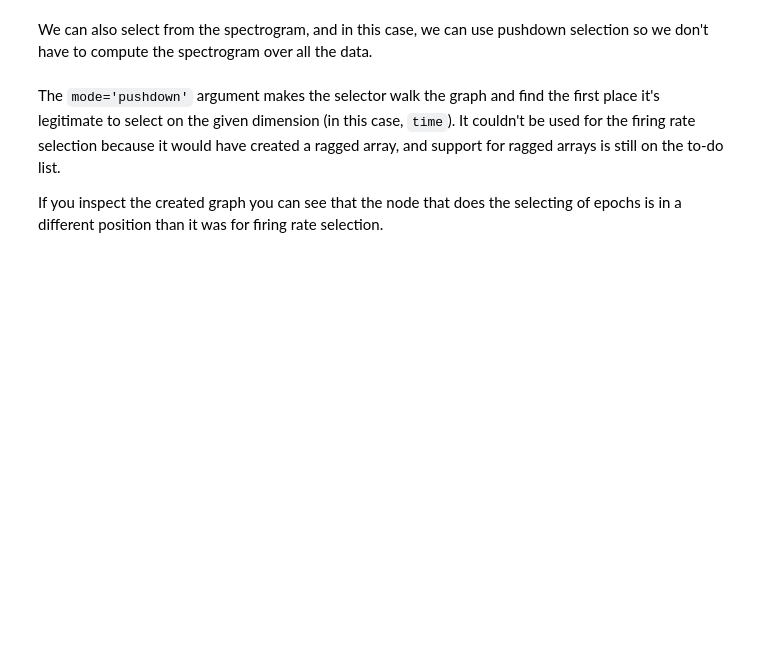
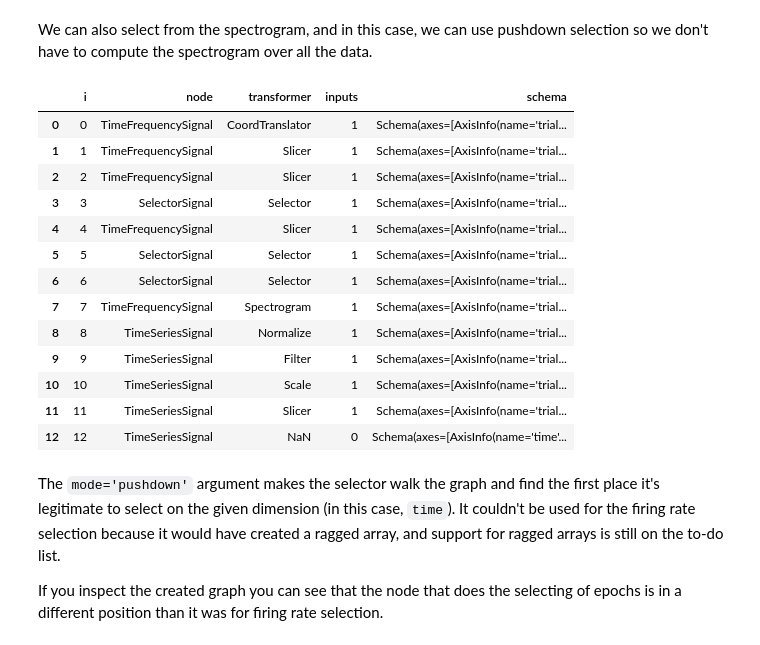
Before and after one commit to tiburona/k-onda, a Jupyter notebook: demo/k_onda_demo.ipynb, the cells around one changed output. Cells and saved outputs as stored; diff of their text form; code cells hidden in the pictures; blank space fills up the shorter version.

```diff
--- a/demo/k_onda_demo.ipynb
+++ b/demo/k_onda_demo.ipynb
@@ -112,13 +112,46 @@ power = preprocessed_lfp.spectrogram(power_config)
 # %% [markdown]
 We can also select from the spectrogram, and in this case, we can use pushdown selection so we don't have to compute the spectrogram over all the data.
 # %%
-selected_power = (
+plan = (
     power
     .select('epochs', stimulus='tone', new_dim='trial', mode='pushdown')
     .select('events', window=(-0.05, 0.3), new_dim='pip')
     .select(frequency=(4, 8))
     .compile()
 )
+
+
+from k_onda.graph import list_nodes
+import pandas as pd
+
+leaf = plan[0].members[0]
+rows = []
+for i, node in enumerate(list_nodes(leaf)):
+    t = getattr(node, "transformer", None)
+    rows.append({
+        "i": i,
+        "node": type(node).__name__,
+        "transformer": type(t).__name__ if t is not None else None,
+        "inputs": len(getattr(node, "inputs", ())),
+        "schema": repr(node.data_schema) if hasattr(node, "data_schema") else None,
+    })
+
+pd.DataFrame(rows)
+# %% [output]
+|  | i | node | transformer | inputs | schema |
+| 0 | 0 | TimeFrequencySignal | CoordTranslator | 1 | Schema(axes=[AxisInfo(name='trial... |
+| 1 | 1 | TimeFrequencySignal | Slicer | 1 | Schema(axes=[AxisInfo(name='trial... |
+| 2 | 2 | TimeFrequencySignal | Slicer | 1 | Schema(axes=[AxisInfo(name='trial... |
+| 3 | 3 | SelectorSignal | Selector | 1 | Schema(axes=[AxisInfo(name='trial... |
+| 4 | 4 | TimeFrequencySignal | Slicer | 1 | Schema(axes=[AxisInfo(name='trial... |
+| 5 | 5 | SelectorSignal | Selector | 1 | Schema(axes=[AxisInfo(name='trial... |
+| 6 | 6 | SelectorSignal | Selector | 1 | Schema(axes=[AxisInfo(name='trial... |
+| 7 | 7 | TimeFrequencySignal | Spectrogram | 1 | Schema(axes=[AxisInfo(name='trial... |
+| 8 | 8 | TimeSeriesSignal | Normalize | 1 | Schema(axes=[AxisInfo(name='trial... |
+| 9 | 9 | TimeSeriesSignal | Filter | 1 | Schema(axes=[AxisInfo(name='trial... |
+| 10 | 10 | TimeSeriesSignal | Scale | 1 | Schema(axes=[AxisInfo(name='trial... |
+| 11 | 11 | TimeSeriesSignal | Slicer | 1 | Schema(axes=[AxisInfo(name='trial... |
+| 12 | 12 | TimeSeriesSignal | NaN | 0 | Schema(axes=[AxisInfo(name='time'... |
 # %% [markdown]
 The `mode='pushdown'` argument makes the selector walk the graph and find the first place it's legitimate to select on the given dimension (in this case, `time`).  It couldn't be used for the firing rate selection because it would have created a ragged array, and support for ragged arrays is still on the to-do list.
 
```
Also changed, not shown: parts of 1 cell of this notebook, 4 other files.
